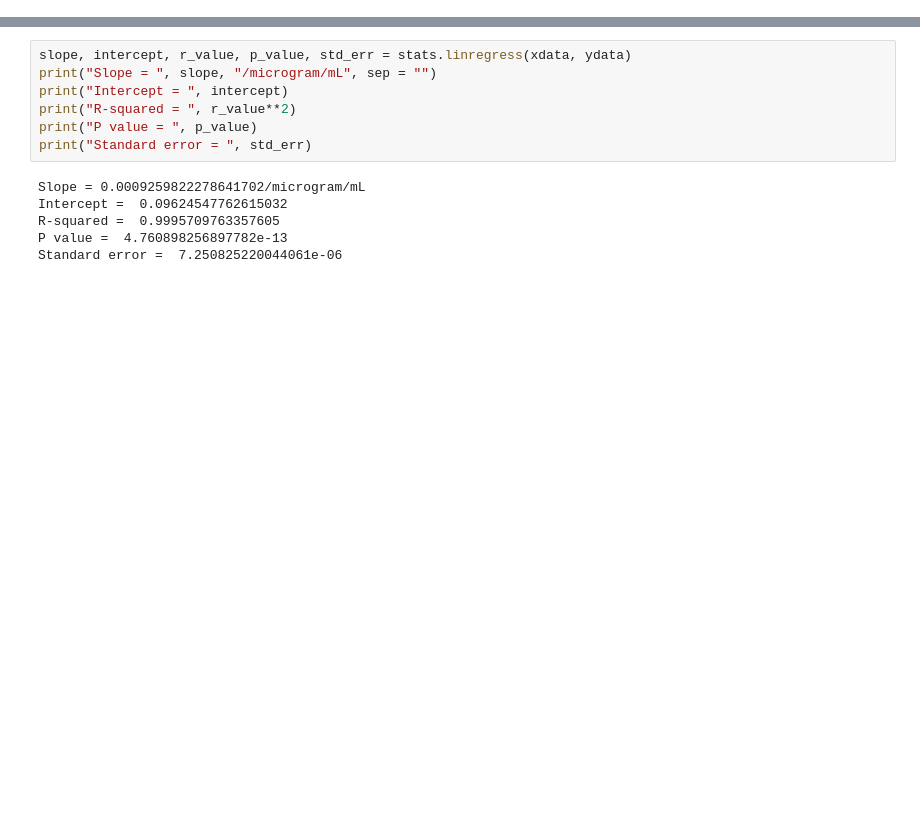
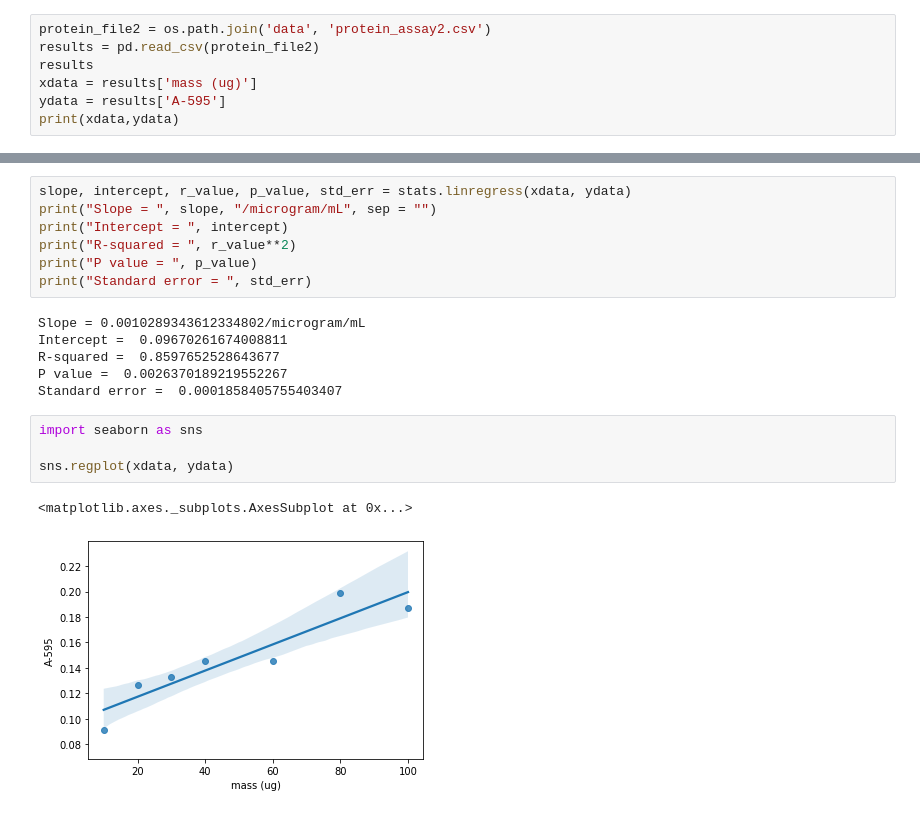
Before and after one commit to MolSSI-Education/python-scripting-biochemistry, a Jupyter notebook: biochemist-python/chapters/Linear_Regression.ipynb, the cells around one changed output, grey strips where cells are left out. Saved outputs shown, nothing was run; the diff lists cells and outputs as text; blank space fills up the shorter version.

Commit message:
included scipy and seaborn linear regression

```diff
--- a/biochemist-python/chapters/Linear_Regression.ipynb
+++ b/biochemist-python/chapters/Linear_Regression.ipynb
@@ -48,0 +250,7 @@ ydata = np.array([0.0945, 0.1275, 0.225, 0.3195, 0.559, 0.7905, 0.9925, 1.501, 1
+# %%
+protein_file2 = os.path.join('data', 'protein_assay2.csv')
+results = pd.read_csv(protein_file2)
+results
+xdata = results['mass (ug)']
+ydata = results['A-595']
+print(xdata,ydata)
@@ -54,8 +278,15 @@ print("R-squared = ", r_value**2)
 print("P value = ", p_value)
 print("Standard error = ", std_err)
 # %% [output]
-Slope = 0.0009259822278641702/microgram/mL
-Intercept =  0.09624547762615032
-R-squared =  0.9995709763357605
-P value =  4.760898256897782e-13
-Standard error =  7.250825220044061e-06
+Slope = 0.0010289343612334802/microgram/mL
+Intercept =  0.09670261674008811
+R-squared =  0.8597652528643677
+P value =  0.0026370189219552267
+Standard error =  0.0001858405755403407
+# %%
+import seaborn as sns
+
+sns.regplot(xdata, ydata)
+# %% [output]
+<matplotlib.axes._subplots.AxesSubplot at 0x...>
+[figure, added]
```
Also changed, not shown: parts of 34 cells of this notebook.
